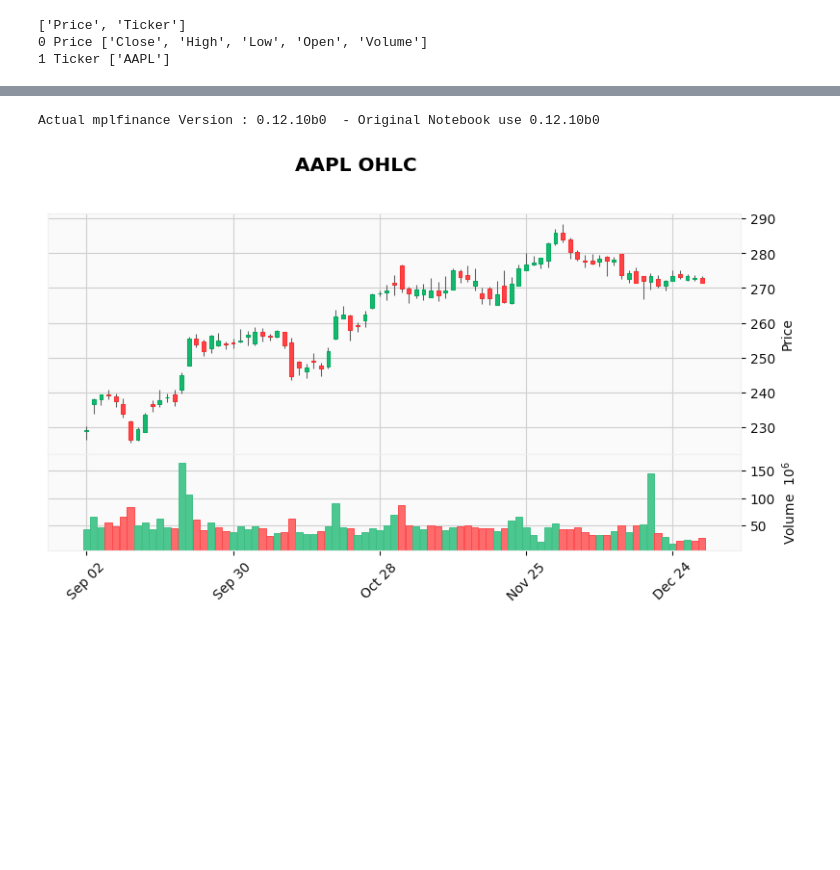
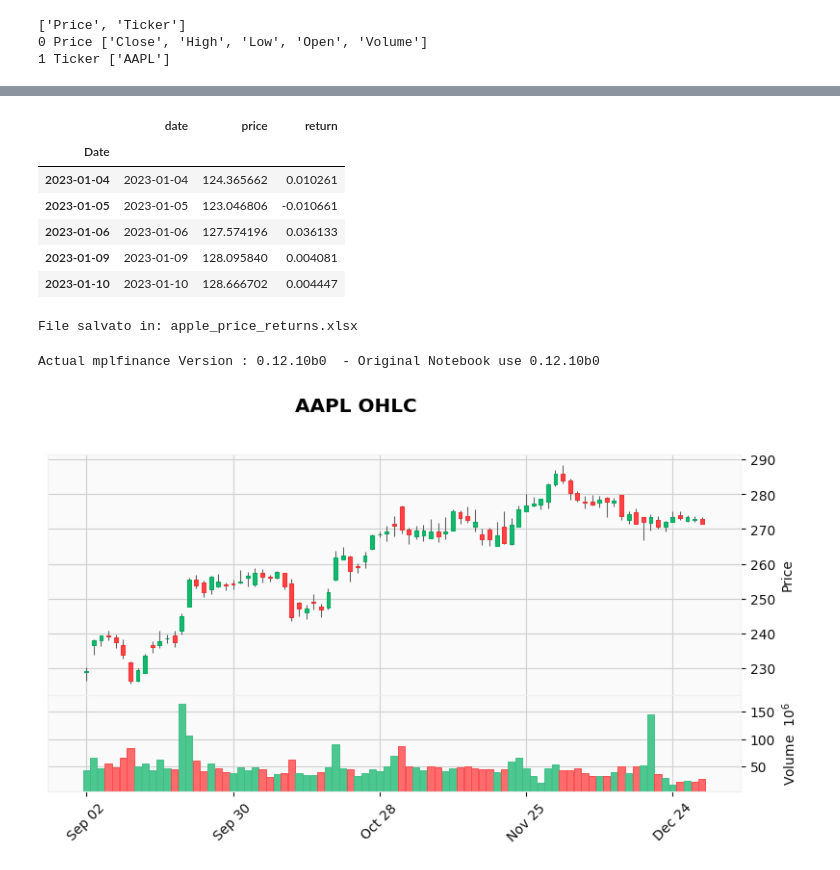
Before and after one commit to polyhedron-gdl/ml-for-finance-intro, a Jupyter notebook: 2026/01-notebooks/nb-lesson-1-2.ipynb, the cells around one changed output, grey strips where cells are left out. Saved outputs shown, nothing was run; the diff lists cells and outputs as text; code cells hidden in the pictures; blank space fills up the shorter version.

```diff
--- a/2026/01-notebooks/nb-lesson-1-2.ipynb
+++ b/2026/01-notebooks/nb-lesson-1-2.ipynb
@@ -775,3 +776,38 @@ apple_data.head()
+# %%
+# Copia per sicurezza
+df = apple_data.copy()
+# Assicuriamoci che l'indice sia datetime
+df.index = pd.to_datetime(df.index)
+# Prezzo: usiamo la Close
+price = df["Close"]
+# --- rendimento semplice ---
+simple_ret = price.pct_change()
+# --- rendimento logaritmico (consigliato in finanza) ---
+log_ret = np.log(price / price.shift(1))
+# Costruzione dataset finale
+dataset = pd.DataFrame({
+    "date": df.index,
+    "price": price,
+    "return": log_ret      # <-- oppure simple_ret
+})
+# Rimuove la prima riga (NaN del rendimento)
+dataset = dataset.dropna()
+dataset.head()
+# %% [output]
+|  | date | price | return |
+| Date |  |  |  |
+| 2023-01-04 | 2023-01-04 | 124.365662 | 0.010261 |
+| 2023-01-05 | 2023-01-05 | 123.046806 | -0.010661 |
+| 2023-01-06 | 2023-01-06 | 127.574196 | 0.036133 |
+| 2023-01-09 | 2023-01-09 | 128.095840 | 0.004081 |
+| 2023-01-10 | 2023-01-10 | 128.666702 | 0.004447 |
+# %%
+output_path = "apple_price_returns.xlsx"
+dataset.to_excel(output_path, index=False)
+
+print("File salvato in:", output_path)
+# %% [output]
+File salvato in: apple_price_returns.xlsx
 # %%
 ohlc = apple_data[["Open","High","Low","Close","Volume"]].copy()
 # %%
```
Also changed, not shown: parts of 13 cells of this notebook, 2 other files.
